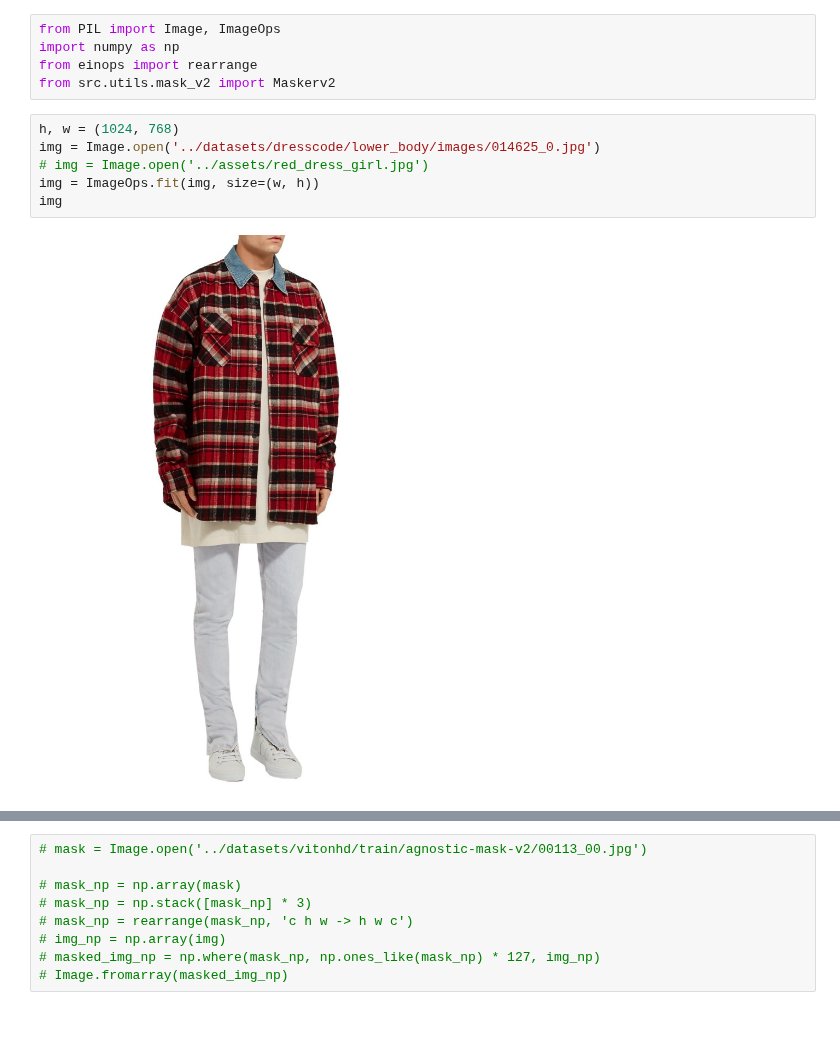
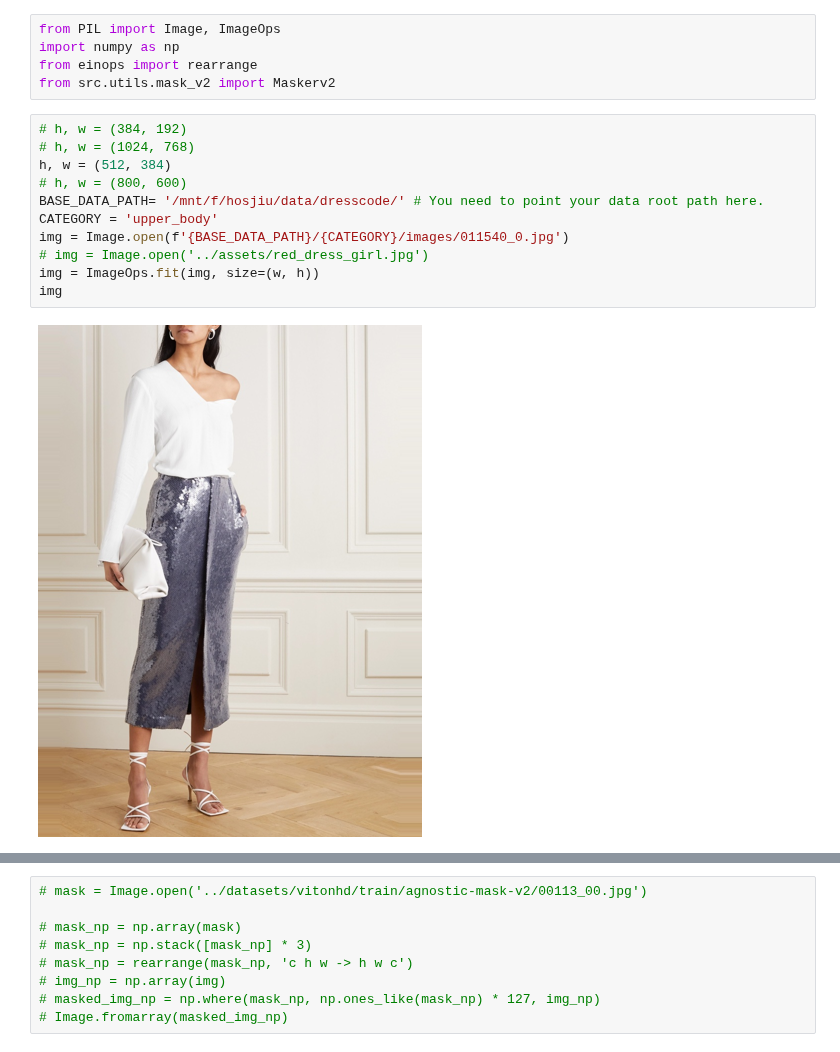
Before and after one commit to hosjiu1702/H-engine, a Jupyter notebook: notebooks/maskv2_test.ipynb, the cells around one changed output, grey strips where cells are left out. Cells and saved outputs as stored; diff of their text form; blank space fills up the shorter version.

```diff
--- a/notebooks/maskv2_test.ipynb
+++ b/notebooks/maskv2_test.ipynb
@@ -4,12 +4,17 @@ import numpy as np
 from einops import rearrange
 from src.utils.mask_v2 import Maskerv2
 # %%
-h, w = (1024, 768)
-img = Image.open('../datasets/dresscode/lower_body/images/014625_0.jpg')
+# h, w = (384, 192)
+# h, w = (1024, 768)
+h, w = (512, 384)
+# h, w = (800, 600)
+BASE_DATA_PATH= '/mnt/f/hosjiu/data/dresscode/' # You need to point your data root path here.
+CATEGORY = 'upper_body'
+img = Image.open(f'{BASE_DATA_PATH}/{CATEGORY}/images/011540_0.jpg')
 # img = Image.open('../assets/red_dress_girl.jpg')
 img = ImageOps.fit(img, size=(w, h))
 img
 # %% [output]
-[figure, old version]
+[figure, new version]
 # %%
 masker = Maskerv2()
```
Also changed, not shown: parts of 11 cells of this notebook.
